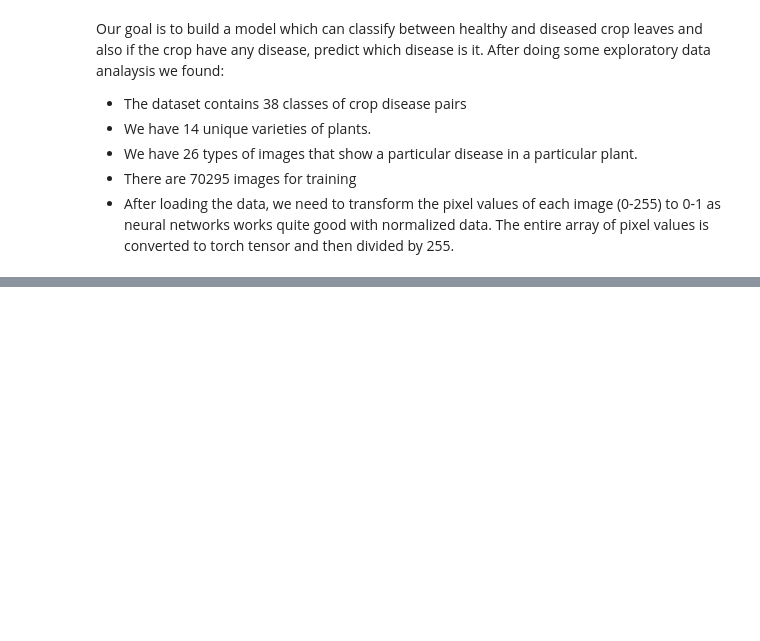
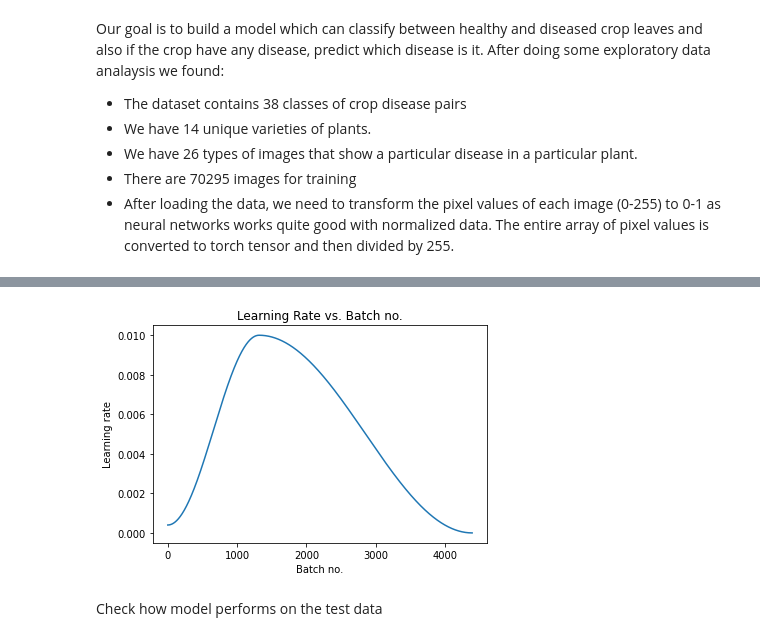
Before and after one commit to Harpreet1984/Springboard, a Jupyter notebook: plant-disease.ipynb, the cells around one changed output, grey strips where cells are left out. Cells and saved outputs as stored; diff of their text form; code cells hidden in the pictures; blank space fills up the shorter version.

```diff
--- a/plant-disease.ipynb
+++ b/plant-disease.ipynb
@@ -196,0 +489,6 @@ After doing some exploratory data analaysis we found:
+# %%
+plot_lrs(history)
+# %% [output]
+[figure, added]
+# %% [markdown]
+Check how model performs on the test data
```
Also changed, not shown: parts of 29 cells of this notebook.
